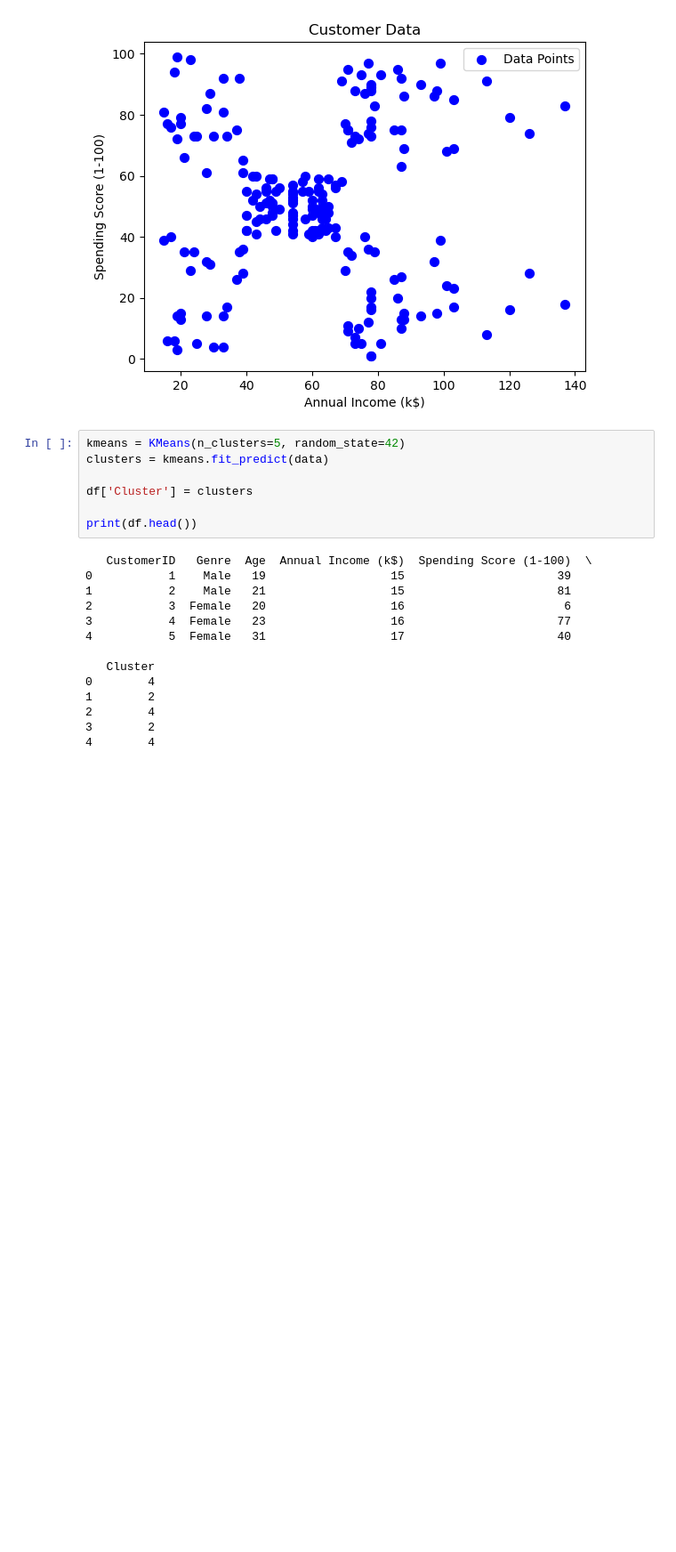
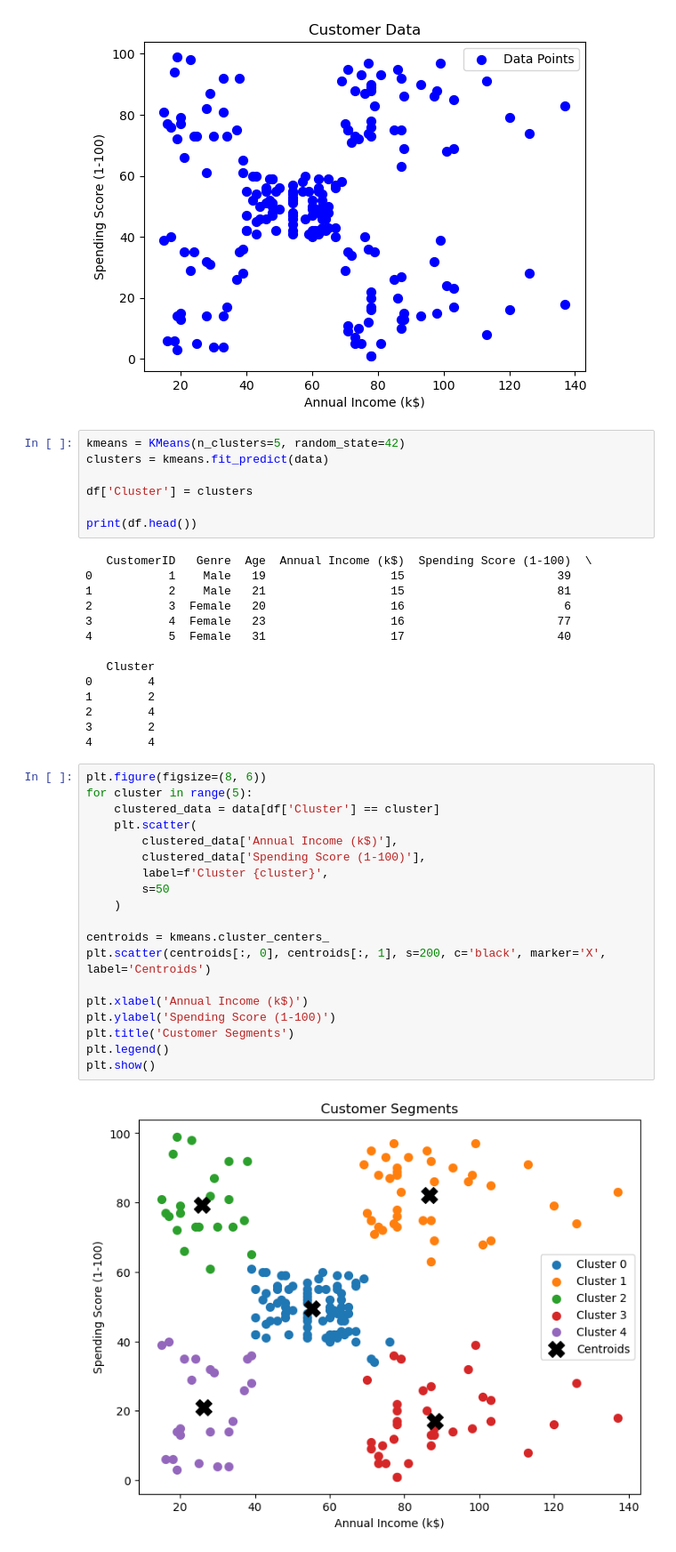
Before and after one commit to SumitRS9090/ML-LAB-Assignments, a Jupyter notebook: Assignment 3/Assignment_3.ipynb, the cells around one changed output. Shown at 89% size. Drawn from its saved outputs; the diff is of its cells as text; blank space fills up the shorter version.

```diff
--- a/Assignment 3/Assignment_3.ipynb
+++ b/Assignment 3/Assignment_3.ipynb
@@ -55,3 +55,24 @@ print(df.head())
 2        4
 3        2
 4        4
+# %%
+plt.figure(figsize=(8, 6))
+for cluster in range(5):
+    clustered_data = data[df['Cluster'] == cluster]
+    plt.scatter(
+        clustered_data['Annual Income (k$)'],
+        clustered_data['Spending Score (1-100)'],
+        label=f'Cluster {cluster}',
+        s=50
+    )
+
+centroids = kmeans.cluster_centers_
+plt.scatter(centroids[:, 0], centroids[:, 1], s=200, c='black', marker='X', label='Centroids')
+
+plt.xlabel('Annual Income (k$)')
+plt.ylabel('Spending Score (1-100)')
+plt.title('Customer Segments')
+plt.legend()
+plt.show()
+# %% [output]
+[figure, added]
```
Also changed, not shown: parts of 1 cell of this notebook.
